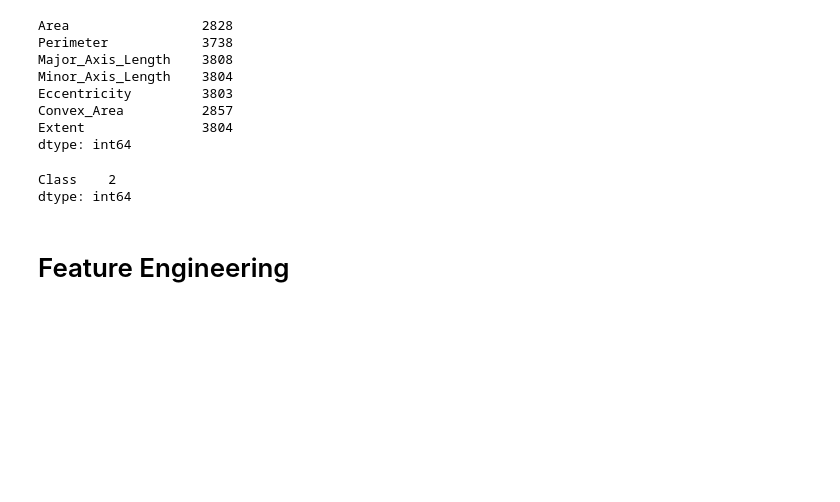
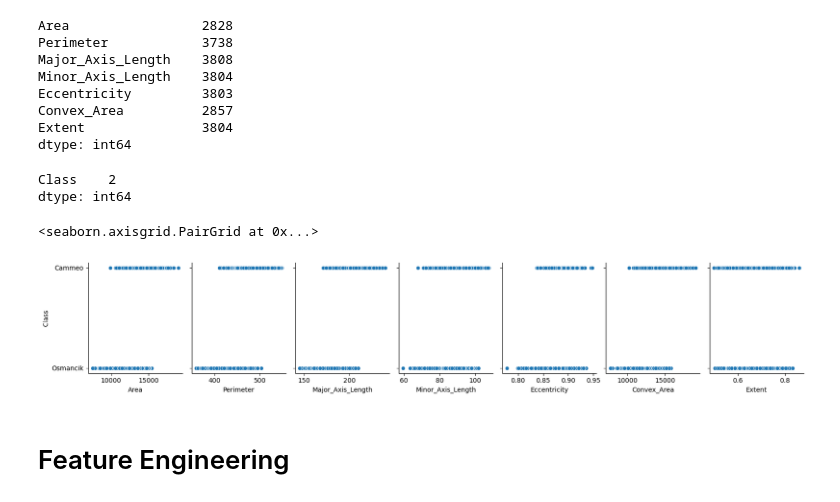
Before and after one commit to wildanjr19/project-an, a Jupyter notebook: Rice_Classification.ipynb, the cells around one changed output. Saved outputs shown, nothing was run; the diff lists cells and outputs as text; code cells hidden in the pictures; blank space fills up the shorter version.

```diff
--- a/Rice_Classification.ipynb
+++ b/Rice_Classification.ipynb
@@ -69,0 +25,4 @@ print(rice_cammeo_and_osmancik.variables)
+# %%
+# import data
+data = pd.read_csv("/content/drive/MyDrive/Dataset/Rice (Cammeo and Osmancik).csv")
+data
@@ -171,6 +147,12 @@ y.nunique()
 # %% [output]
 Class    2
 dtype: int64
+# %%
+sns.pairplot(data, x_vars=['Area','Perimeter','Major_Axis_Length', 'Minor_Axis_Length','Eccentricity', 'Convex_Area','Extent'],
+             y_vars='Class', height=3, aspect=0.8)
+# %% [output]
+<seaborn.axisgrid.PairGrid at 0x...>
+[figure, added]
 # %% [markdown]
 # Feature Engineering
 # %% [markdown]
```
Also changed, not shown: parts of 6 cells of this notebook.
